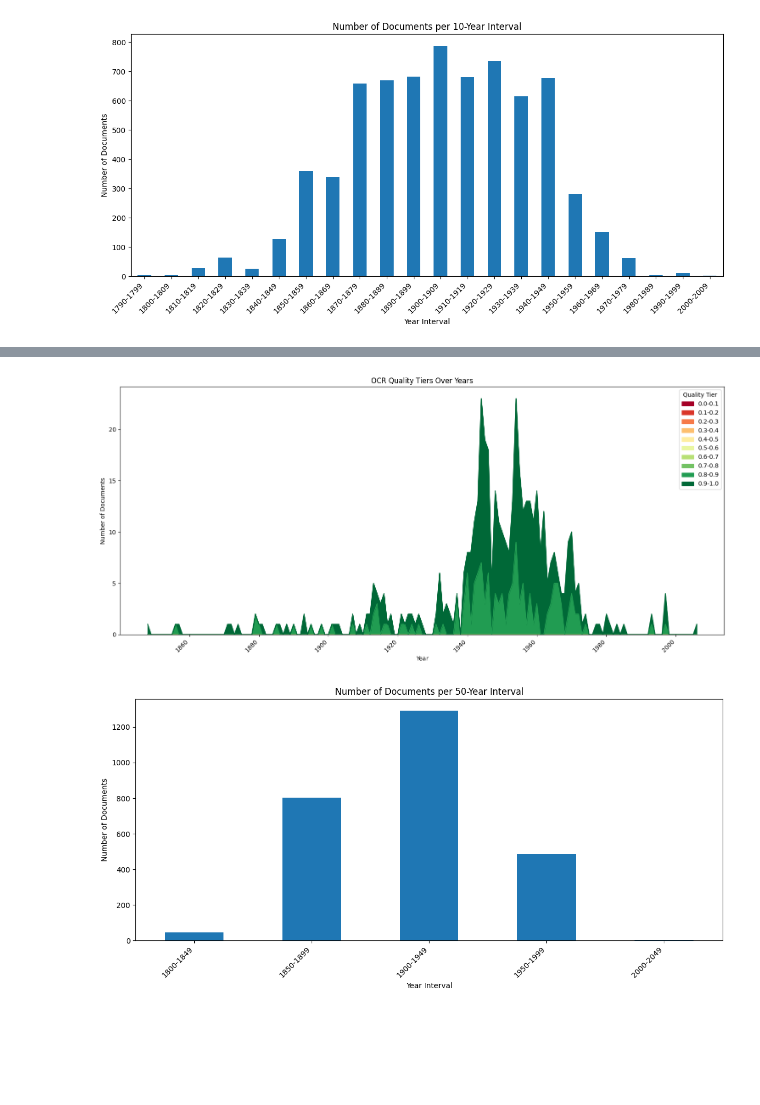
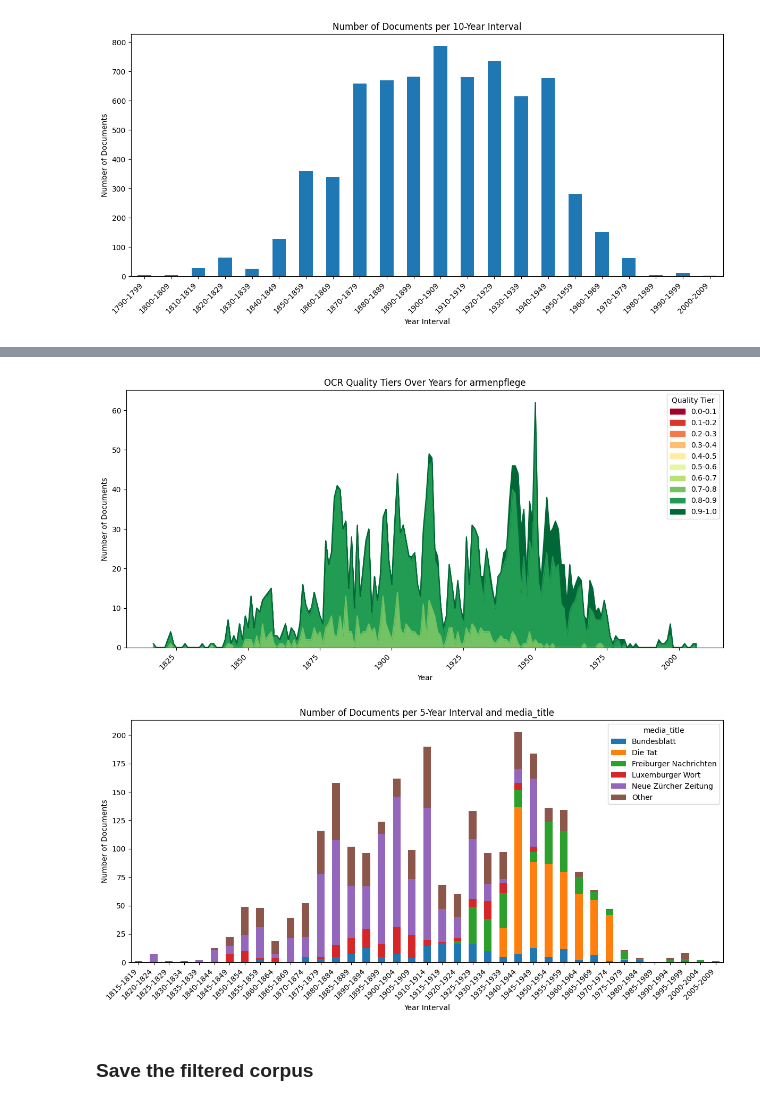
Before and after one commit to zentralbibliothek-zuerich/zblab-summerschool-2026, a Jupyter notebook: notebooks/02_quality_assurance.ipynb, the cells around one changed output, grey strips where cells are left out. Drawn from its saved outputs; the diff is of its cells as text; code cells hidden in the pictures; blank space fills up the shorter version.

```diff
--- a/notebooks/02_quality_assurance.ipynb
+++ b/notebooks/02_quality_assurance.ipynb
@@ -54,8 +68,8 @@ if LOAD_OWN_DATA:
 ### <img src="https://www.zb.uzh.ch/themes/zb/assets/images/favicon-192.png" alt="💾" width=16> Load from example
 # %%
 if not LOAD_OWN_DATA:
-    RAWDATA_ORIGIN_URL = f"https://github.com/pleyad/Summer-School-2026/raw/refs/heads/main/data/{CORPUS_NAME}.raw.csv"
-    raw_df = pd.read_csv(RAWDATA_ORIGIN_URL, index_col="id")
+    RAWDATA_URL = f"https://media.githubusercontent.com/media/zentralbibliothek-zuerich/zblab-summerschool-2026/main/data/armenpflege.full.parquet"
+    raw_df = pd.read_parquet(RAWDATA_URL)
 
     #RAWDATA_ORIGIN_URL = "https://github.com/pleyad/Summer-School-2026/raw/refs/heads/main/data/armensteuer_and_similars.01.parquet"
     #raw_df = pd.read_parquet(RAWDATA_ORIGIN_URL)
@@ -70,7 +92,7 @@ ocrqa_pipeline = OCRQAPipeline()
 # %%
 def assess_quality(s: str) -> float:
-    quality_object = ocrqa_pipeline(s, language="de")
-    return quality_object["score"]
+    qa = ocrqa_pipeline(s, language="de")
+    return qa["score"]
 
 tqdm.pandas(desc="Assessing OCR quality")
 raw_df["ocr_quality"] = raw_df["content"].progress_apply(assess_quality)
@@ -107,12 +129,12 @@ def plot_quality_tiers_over_time(df: pd.DataFrame):
     colors = {label: cmap(i / (N - 1)) for i, label in enumerate(tier_labels)}
 
     # Plot the stacked bar chart
-    ax = df_grouped.plot(kind='area', stacked=True, figsize=(15, 7),
+    ax = df_grouped.plot(kind='area', stacked=True, figsize=(12, 6),
                             color=[colors[col] for col in df_grouped.columns]
     )
 
     # Add title and labels
-    plt.title('OCR Quality Tiers Over Years')
+    plt.title(f'OCR Quality Tiers Over Years for {CORPUS_NAME}')
     plt.xlabel('Year')
     plt.ylabel('Number of Documents')
     plt.legend(title='Quality Tier')
@@ -183,0 +245,6 @@ plot_documents_per_year_intervals(raw_df, n_years=10)
+# %%
+# ⬇️⬇️⬇️
+QUALITY_CUTOFF = 0.8
+# ⬆️⬆️⬆️
+
+df_filtered = raw_df[raw_df["ocr_quality"] >= QUALITY_CUTOFF]
@@ -184,14 +258,12 @@ plot_documents_per_year_intervals(raw_df, n_years=10)
 # %%
-QUALITY_CUTOFF = 0.9
-
-df_filtered = raw_df[raw_df["ocr_quality"] >= QUALITY_CUTOFF]
-
 plot_quality_tiers_over_time(df_filtered)
 # %% [output]
-[figure, old version]
+[figure, new version]
 # %%
-plot_documents_per_year_intervals(df_filtered, n_years=50)
+plot_documents_per_year_intervals(df_filtered, n_years=5, group="media_title")
 # %% [output]
-[figure, old version]
+[figure, new version]
+# %% [markdown]
+### Save the filtered corpus
 # %%
 if LOAD_OWN_DATA:
```
Also changed, not shown: parts of 30 cells of this notebook.
